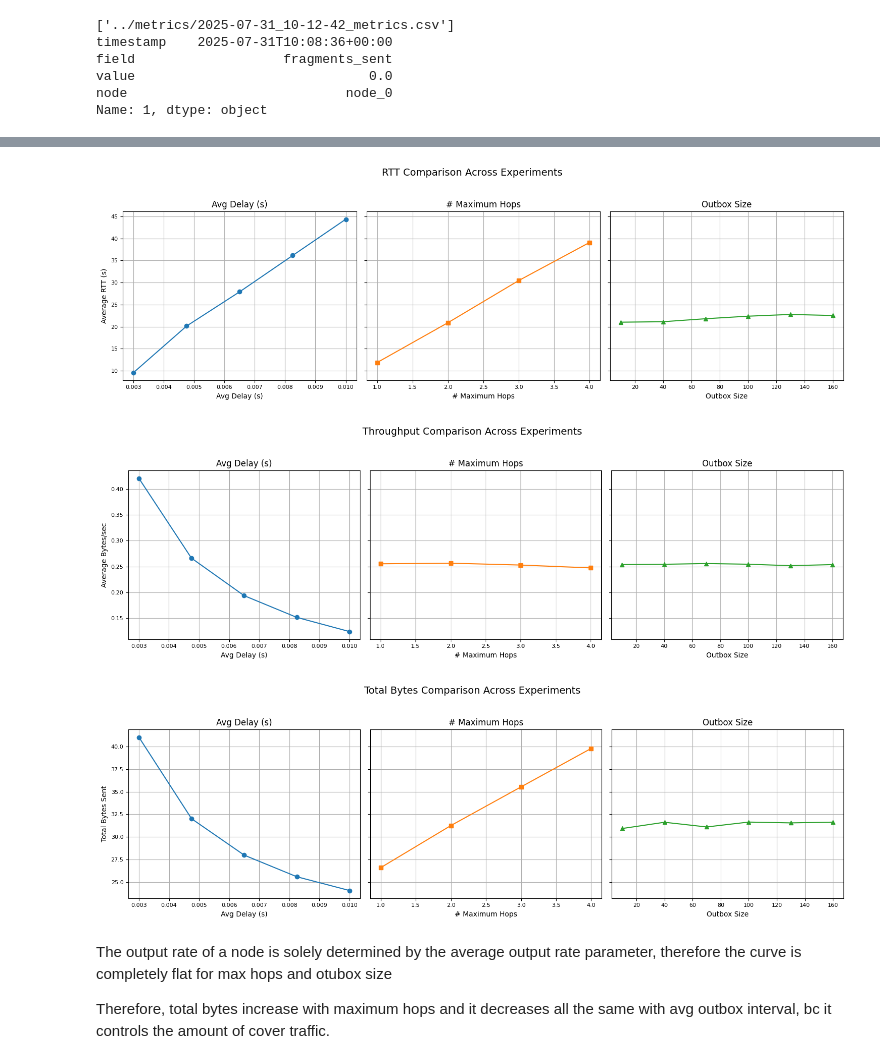
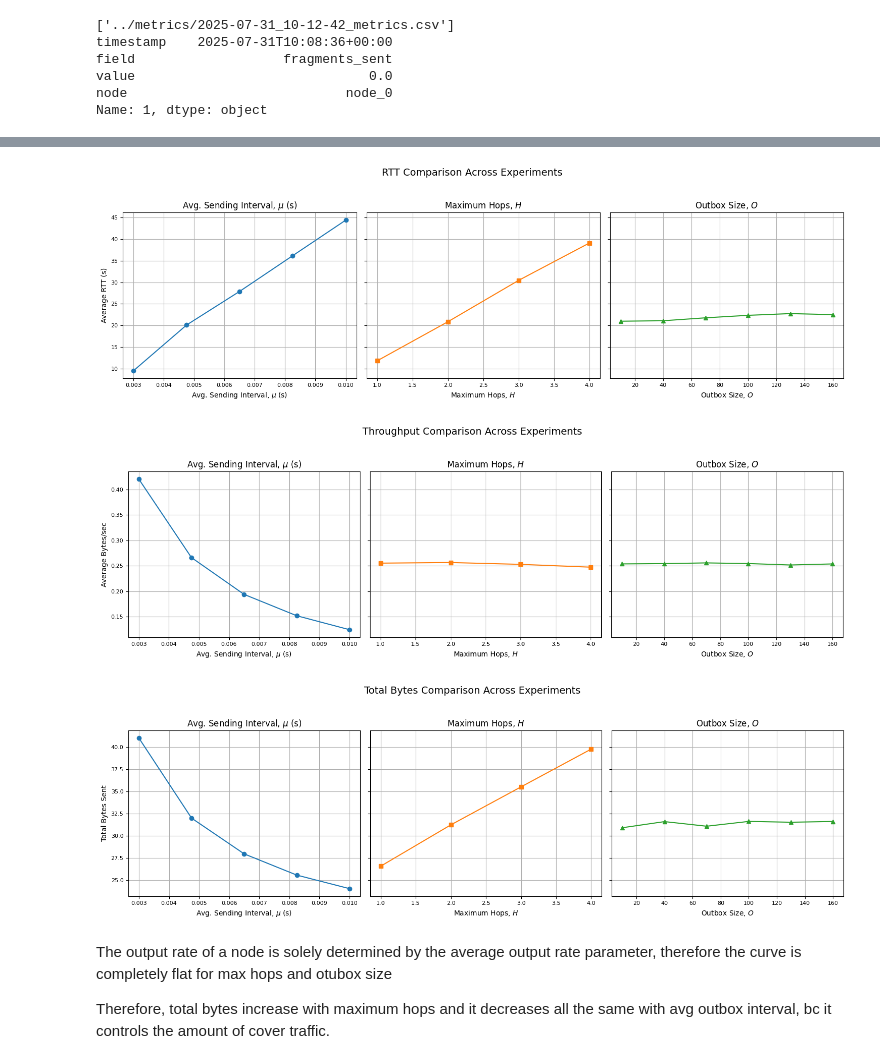
Before and after one commit to Altishofer/DFL_PeerBasedMixing, a Jupyter notebook: experiments/evaluation-plots.ipynb, the cells around one changed output, grey strips where cells are left out. Saved outputs shown, nothing was run; the diff lists cells and outputs as text; code cells hidden in the pictures.

```diff
--- a/experiments/evaluation-plots.ipynb
+++ b/experiments/evaluation-plots.ipynb
@@ -194,7 +204,6 @@ stage_plot(nr_hops[:4], "Max Hops", "max_hops", "memory_mb", "Memory MB")
 # x:
 #   - delay in seconds
 #   - number of hops
-
 
 def get_avg_rtt(df):
     df['timestamp'] = pd.to_datetime(df['timestamp'], format='ISO8601')
@@ -249,37 +258,37 @@ def plot_combined_rtt_and_bytes_subplots(x_sets, x_labels, folders, image_prefix
         if i == 0:
             axs_bytes[i].set_ylabel("Average Bytes/sec")
         axs_bytes[i].grid(True)
 
         # Total bytes subplot
         axs_total_bytes[i].plot(x_vals, y_total_bytes, marker=markers[i], color=colors[i])
         axs_total_bytes[i].set_title(xlabel)
         axs_total_bytes[i].set_xlabel(xlabel)
         if i == 0:
             axs_total_bytes[i].set_ylabel("Total Bytes Sent")
         axs_total_bytes[i].grid(True)
 
     # Adjust and save
     fig_rtt.suptitle("RTT Comparison Across Experiments", fontsize=14)
     fig_bytes.suptitle("Throughput Comparison Across Experiments", fontsize=14)
     fig_total_bytes.suptitle("Total Bytes Comparison Across Experiments", fontsize=14)
     fig_rtt.tight_layout(rect=[0, 0.03, 1, 0.95])
     fig_bytes.tight_layout(rect=[0, 0.03, 1, 0.95])
     fig_total_bytes.tight_layout(rect=[0, 0.03, 1, 0.95])
     fig_rtt.savefig(join(figure_path, f"{image_prefix}_rtt_subplots.png"))
     fig_bytes.savefig(join(figure_path, f"{image_prefix}_bytes_subplots.png"))
     fig_total_bytes.savefig(join(figure_path, f"{image_prefix}_total_bytes_subplots.png"))
     plt.show()
 
 
 x_sets = [mus, nr_hops, outbox_size]
-x_labels = ["Avg Delay (s)", "# Maximum Hops", "Outbox Size"]
+x_labels = ['Avg. Sending Interval, $\\mu$ (s)', "Maximum Hops, $H$", "Outbox Size, $O$"]
 folders = ["run_time", "max_hops", "outbox_size"]
 
 plot_combined_rtt_and_bytes_subplots(x_sets, x_labels, folders, "combined_metrics")
 # %% [output]
-[figure, old version]
+[figure, new version]
-[figure, old version]
+[figure, new version]
-[figure, old version]
+[figure, new version]
 # %% [markdown]
 The output rate of a node is solely determined by the average output rate parameter, therefore the curve is completely flat for max hops and otubox size
 
```
Also changed, not shown: parts of 7 cells of this notebook.
